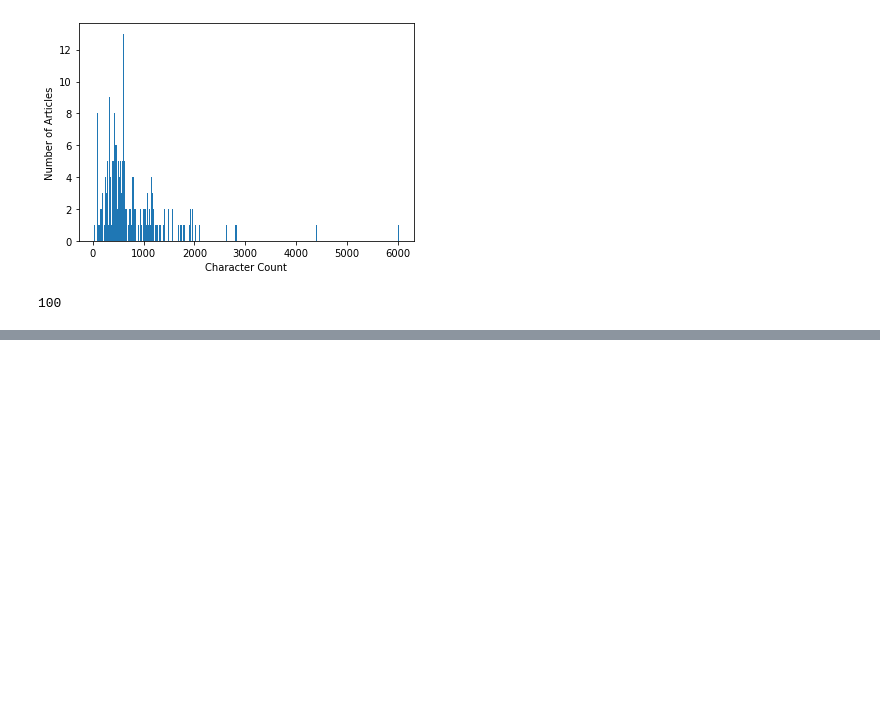
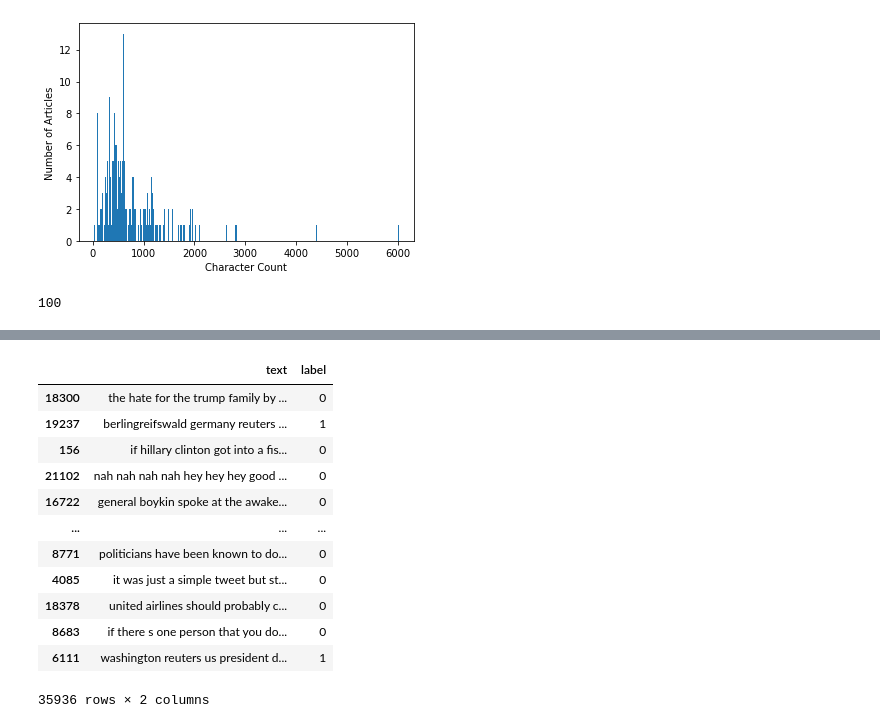
Before and after one commit to maleepicface/brianhelenfakenews, a Jupyter notebook: Testing Stuff/ISOT_and_ReCOVery_and_FA_KES_Combined.ipynb, the cells around one changed output, grey strips where cells are left out. Cells and saved outputs as stored; diff of their text form; code cells hidden in the pictures; blank space fills up the shorter version.

```diff
--- a/Testing Stuff/ISOT_and_ReCOVery_and_FA_KES_Combined.ipynb
+++ b/Testing Stuff/ISOT_and_ReCOVery_and_FA_KES_Combined.ipynb
@@ -516,0 +514,16 @@ fake, true
+# %%
+train
+# %% [output]
+|  | text | label |
+| 18300 | the hate for the trump family by ... | 0 |
+| 19237 | berlingreifswald germany reuters ... | 1 |
+| 156 | if hillary clinton got into a fis... | 0 |
+| 21102 | nah nah nah nah hey hey hey good ... | 0 |
+| 16722 | general boykin spoke at the awake... | 0 |
+| ... | ... | ... |
+| 8771 | politicians have been known to do... | 0 |
+| 4085 | it was just a simple tweet but st... | 0 |
+| 18378 | united airlines should probably c... | 0 |
+| 8683 | if there s one person that you do... | 0 |
+| 6111 | washington reuters us president d... | 1 |
+35936 rows × 2 columns
```
Also changed, not shown: parts of 28 cells of this notebook.
